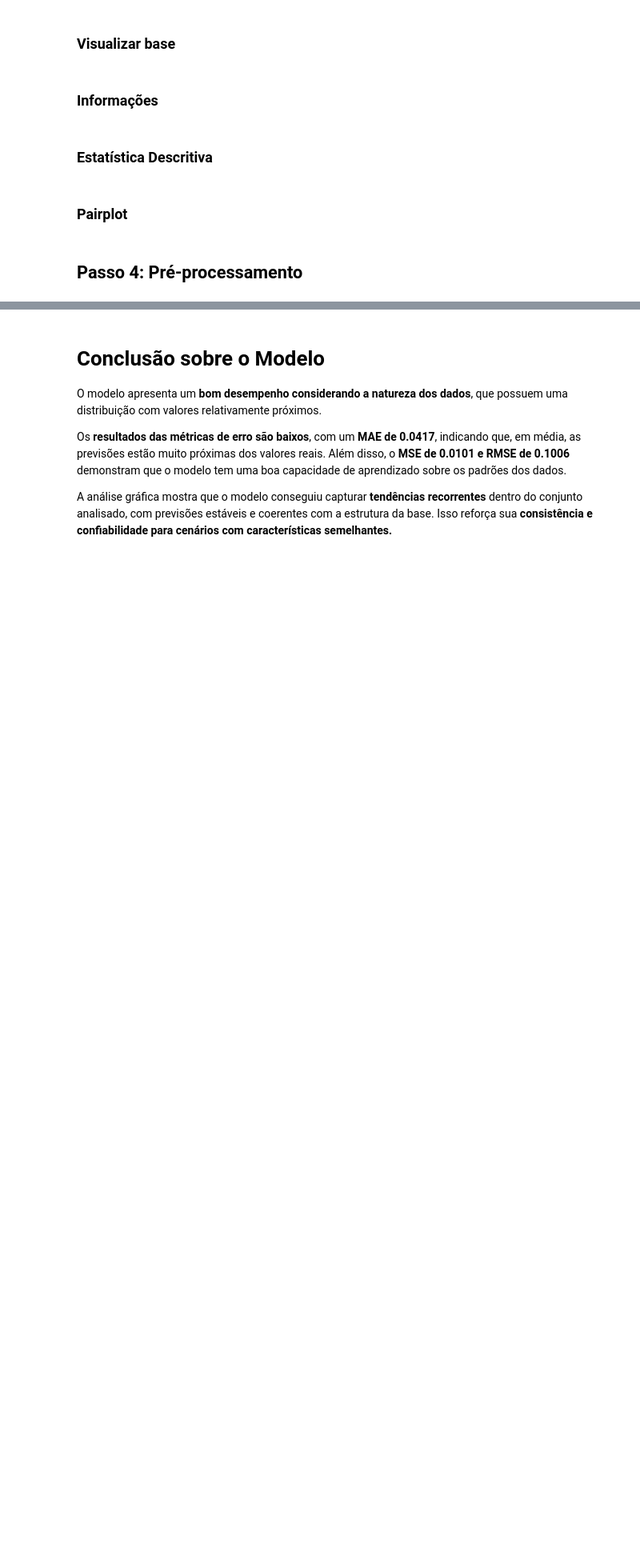
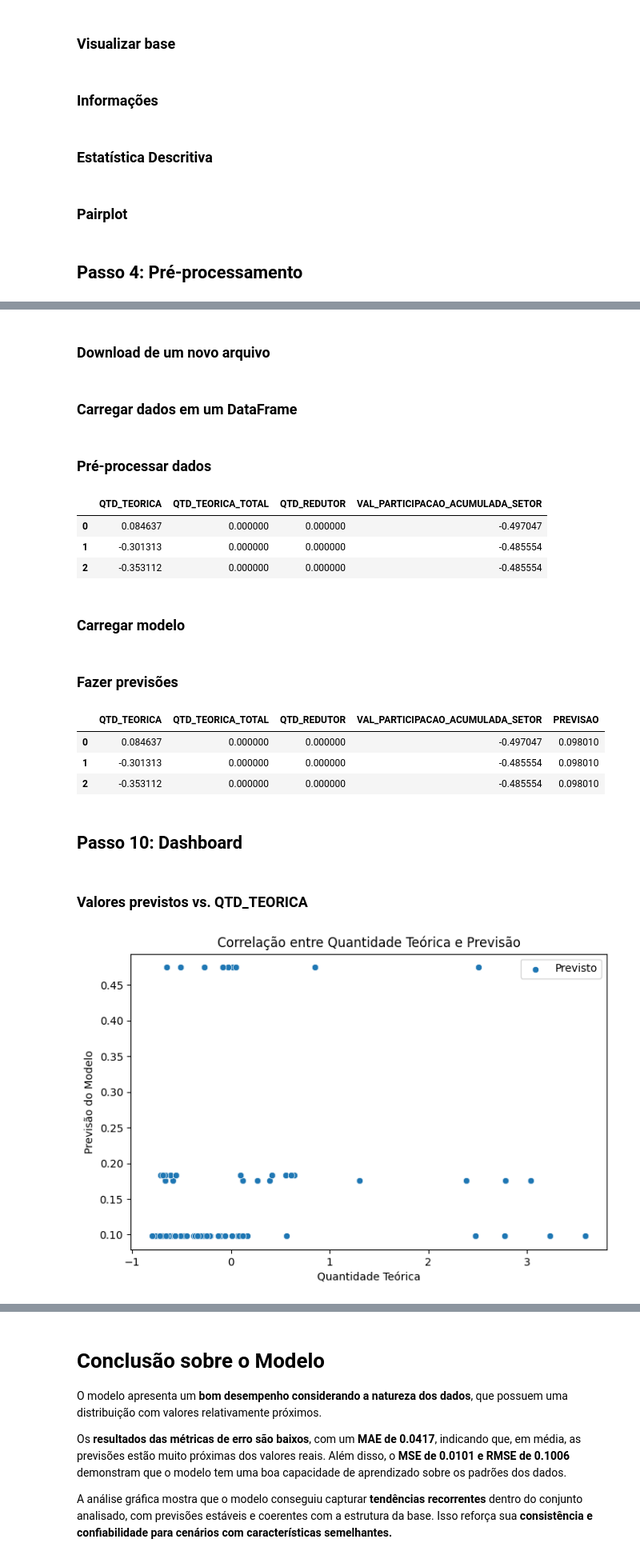
Before and after one commit to maiagia/dados-bovespa, a Jupyter notebook: modelo_ml/modelob3.ipynb, the cells around one changed output, grey strips where cells are left out. Shown: that part at 80% size. Cells and saved outputs as stored; diff of their text form; code cells hidden in the pictures; blank space fills up the shorter version.

Commit message:
Atualização do modelo (#3)

```diff
--- a/modelo_ml/modelob3.ipynb
+++ b/modelo_ml/modelob3.ipynb
@@ -183,0 +172,2 @@ plt.show()
+# %% [markdown]
+### Download de um novo arquivo
@@ -183,0 +177,45 @@ plt.show()
+# %% [markdown]
+### Carregar dados em um DataFrame
+# %%
+vBase_NovoArquivo = pd.read_csv("massadedados_semtarget.csv")
+# %% [markdown]
+### Pré-processar dados
+# %%
+vBase_NovoArquivo_PreProcessada = vBase_NovoArquivo.copy()
+vBase_NovoArquivo_PreProcessada[['QTD_TEORICA', 'QTD_TEORICA_TOTAL', 'QTD_REDUTOR','VAL_PARTICIPACAO_ACUMULADA_SETOR']] = StandardScaler().fit_transform(vBase_NovoArquivo_PreProcessada[['QTD_TEORICA', 'QTD_TEORICA_TOTAL', 'QTD_REDUTOR','VAL_PARTICIPACAO_ACUMULADA_SETOR']])
+
+vBase_NovoArquivo_PreProcessada.head(3)
+# %% [output]
+|  | QTD_TEORICA | QTD_TEORICA_TOTAL | QTD_REDUTOR | VAL_PARTICIPACAO_ACUMULADA_SETOR |
+| 0 | 0.084637 | 0.000000 | 0.000000 | -0.497047 |
+| 1 | -0.301313 | 0.000000 | 0.000000 | -0.485554 |
+| 2 | -0.353112 | 0.000000 | 0.000000 | -0.485554 |
+# %% [markdown]
+### Carregar modelo
+# %%
+vModelo = joblib.load("modelo_b3.pkl")
+# %% [markdown]
+### Fazer previsões
+# %%
+vBase_NovoArquivo_PreProcessada['PREVISAO'] = vModelo.predict(vBase_NovoArquivo_PreProcessada)
+
+vBase_NovoArquivo_PreProcessada.head(3)
+# %% [output]
+|  | QTD_TEORICA | QTD_TEORICA_TOTAL | QTD_REDUTOR | VAL_PARTICIPACAO_ACUMULADA_SETOR | PREVISAO |
+| 0 | 0.084637 | 0.000000 | 0.000000 | -0.497047 | 0.098010 |
+| 1 | -0.301313 | 0.000000 | 0.000000 | -0.485554 | 0.098010 |
+| 2 | -0.353112 | 0.000000 | 0.000000 | -0.485554 | 0.098010 |
+# %% [markdown]
+## Passo 10: Dashboard
+# %% [markdown]
+### Valores previstos vs. QTD_TEORICA
+# %%
+plt.figure(figsize=(8, 5))
+sns.scatterplot(x=vBase_NovoArquivo_PreProcessada['QTD_TEORICA'], y=vBase_NovoArquivo_PreProcessada['PREVISAO'], marker="o", label="Previsto")
+plt.xlabel("Quantidade Teórica")
+plt.ylabel("Previsão do Modelo")
+plt.title("Correlação entre Quantidade Teórica e Previsão")
+plt.legend()
+plt.show()
+# %% [output]
+[figure, added]
```
Also changed, not shown: parts of 35 cells of this notebook.
